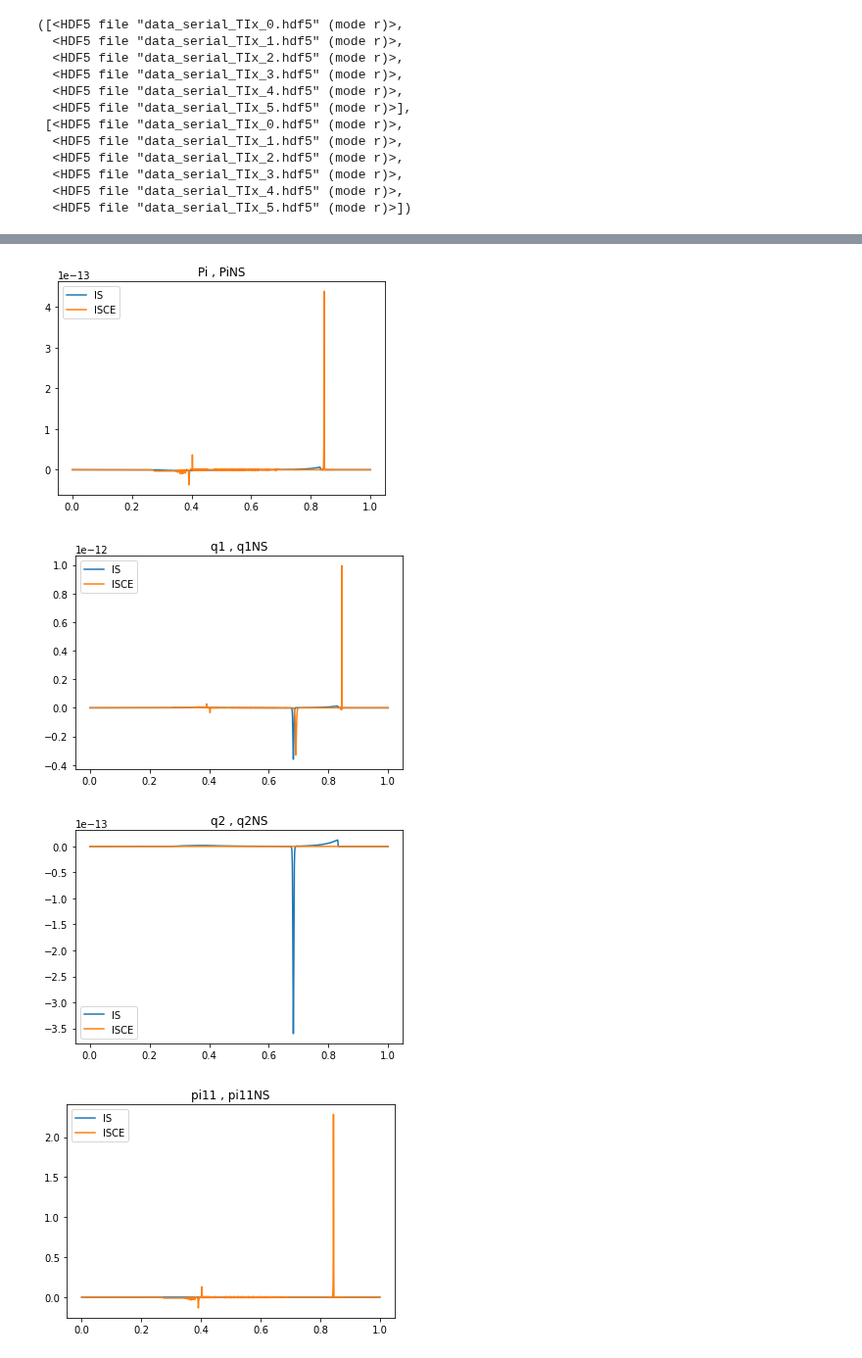
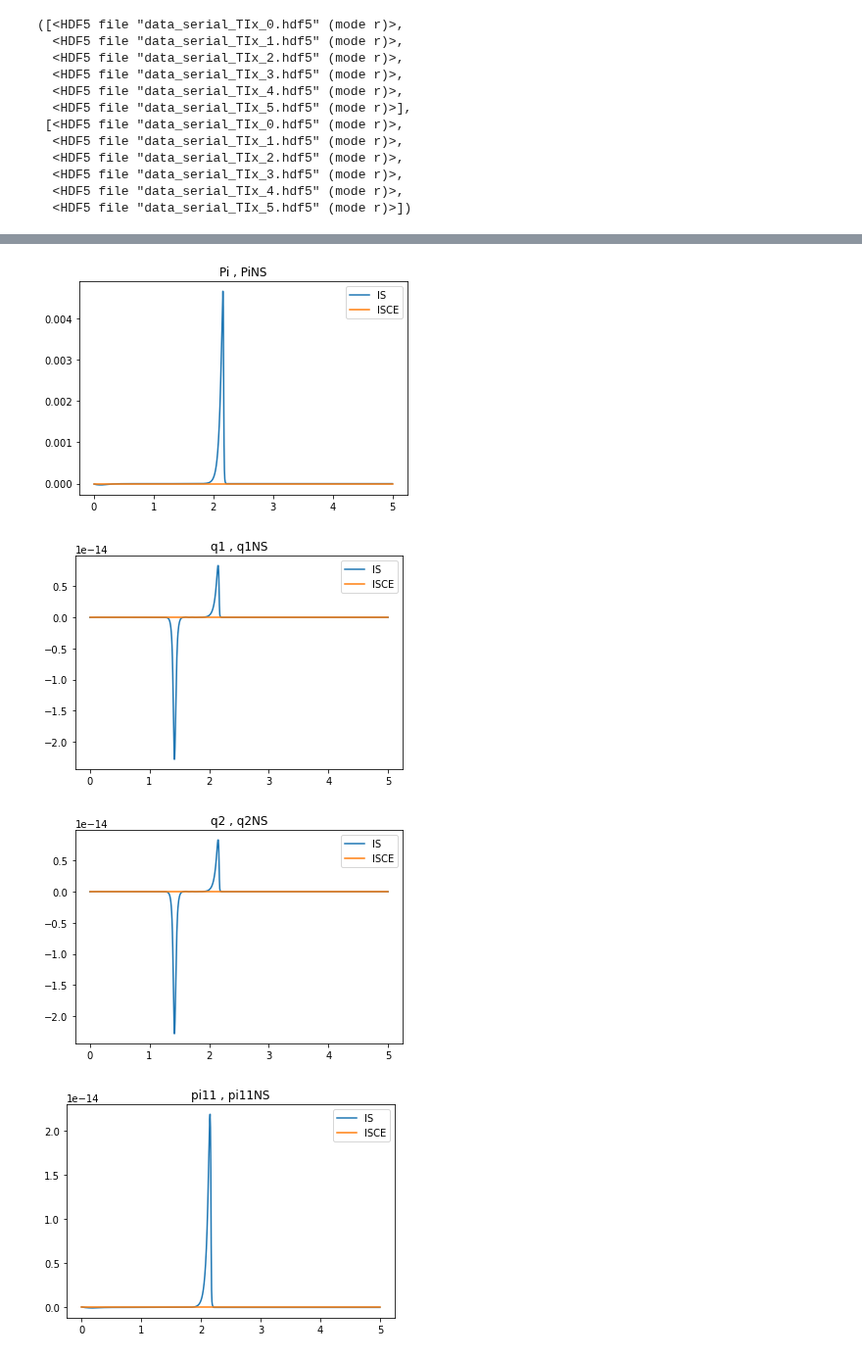
Before and after one commit to MarcusHatton/Plotting, a Jupyter notebook: IS_ISCE_Compare_Shocktube.ipynb, the cells around one changed output, grey strips where cells are left out. Shown at 98% size. Saved outputs shown, nothing was run; the diff lists cells and outputs as text; code cells hidden in the pictures.

```diff
--- a/IS_ISCE_Compare_Shocktube.ipynb
+++ b/IS_ISCE_Compare_Shocktube.ipynb
@@ -10,13 +10,15 @@ import os
 # 1d case
 # %%
 fs_IS = []
+#fs_NS = []
 fs_ISCE = []
 #files = sorted(glob.glob('1d/data*hdf5'), key=os.path.getmtime)
 #for f in files:
 for n in range(6):
-    fs_IS.append(h5py.File(f'IS/Shocktube1DPara/Shear/data_serial_TIx_{n}.hdf5', 'r'))
-#    fs_IS.append(h5py.File(f'IS/Shocktube1DPara/Ideal/big/data_serial_TIx_{n}.hdf5', 'r'))
-    fs_ISCE.append(h5py.File(f'ISCE/Shocktube1DPara/Shear/data_serial_TIx_{n}.hdf5', 'r'))
+    #fs_IS.append(h5py.File(f'IS/Shocktube1DPara/Ideal/data_serial_TIx_{n}.hdf5', 'r'))
+    fs_ISCE.append(h5py.File(f'NS/Shocktube1D/Bulk/data_serial_TIx_{n}.hdf5', 'r'))
+    fs_IS.append(h5py.File(f'IS/Shocktube1DPara/Bulk/data_serial_TIx_{n}.hdf5', 'r'))
+    #fs_ISCE.append(h5py.File(f'ISCE/Shocktube1DPara/Shear/data_serial_TIx_{n}.hdf5', 'r'))
 # %%
 fs_IS, fs_ISCE
 # %% [output]
@@ -113,17 +123,18 @@ for quant in['n','rho','p','v1','v2']:
 # %%
 for quant in ['Pi','q1', 'q2', 'pi11', 'pi12']:
     plt.figure()
     #for f in fs:
     fIS = fs_IS[-1]
 #    plt.plot(f['Domain/x'], f['Primitive/'+quant][:,nslice,nslice],label=rf"$t=${f.attrs['t'][0]:.2e}")
     fISCE = fs_ISCE[-1]
     plt.plot(fIS['Domain/x'], fIS['Primitive/'+quant][:],label='IS')#=rf"$t=${f.attrs['t'][0]:.2e}")
-    plt.plot(fISCE['Domain/x'], fISCE['Auxiliary/'+quant+'NS'][:],label='ISCE')#=rf"$t=${f.attrs['t'][0]:.2e}")
+    plt.plot(fISCE['Domain/x'], fISCE['Primitive/'+quant][:],label='ISCE')#=rf"$t=${f.attrs['t'][0]:.2e}")
+    #plt.plot(fISCE['Domain/x'], fISCE['Auxiliary/'+quant+'NS'][:],label='ISCE')#=rf"$t=${f.attrs['t'][0]:.2e}")
     plt.title(quant+' , '+quant+'NS')
     plt.legend()
     plt.savefig("ComparePlots/Prims_"+quant+".pdf")
 # %% [output]
-[figure, old version]
+[figure, new version]
-[figure, old version]
+[figure, new version]
-[figure, old version]
+[figure, new version]
-[figure, old version]
+[figure, new version]
```
Also changed, not shown: parts of 12 cells of this notebook.
